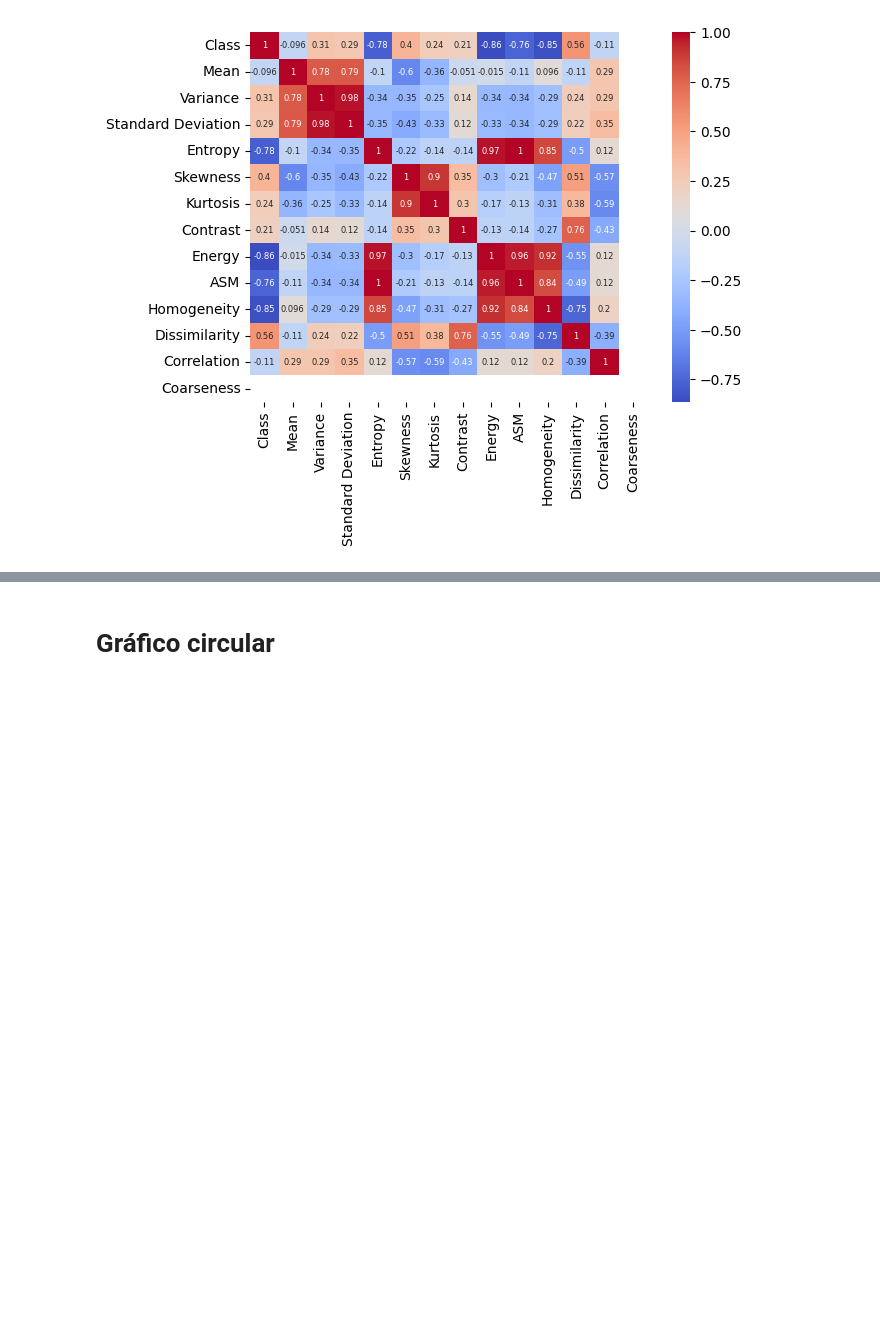
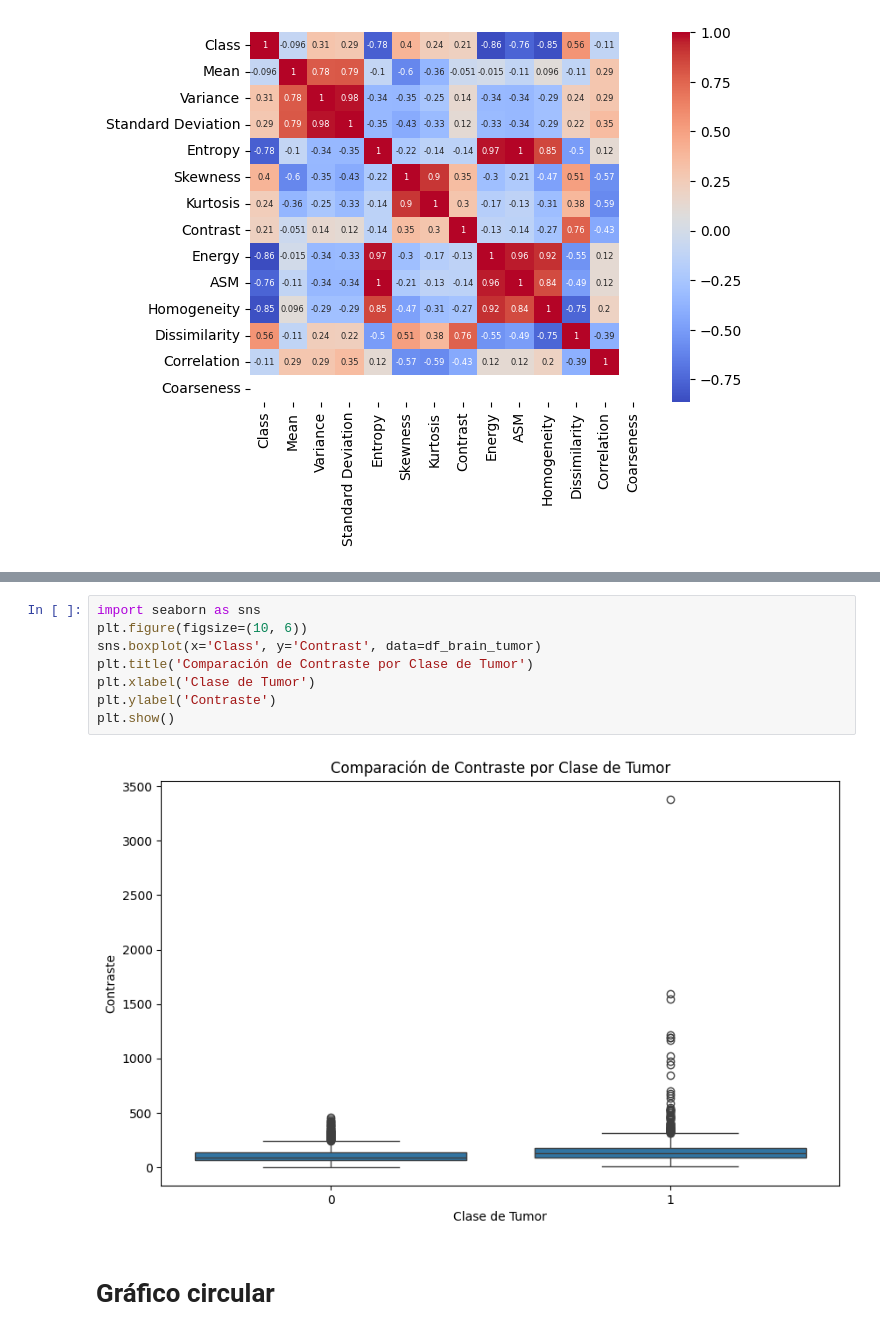
Before and after one commit to andreww44/MachineLearningBrainTumor, a Jupyter notebook: set_limpio_grupo_warmiche_learning.ipynb, the cells around one changed output, grey strips where cells are left out. Cells and saved outputs as stored; diff of their text form; blank space fills up the shorter version.

```diff
--- a/set_limpio_grupo_warmiche_learning.ipynb
+++ b/set_limpio_grupo_warmiche_learning.ipynb
@@ -243,3 +277,13 @@ plt.show()
+# %%
+import seaborn as sns
+plt.figure(figsize=(10, 6))
+sns.boxplot(x='Class', y='Contrast', data=df_brain_tumor)
+plt.title('Comparación de Contraste por Clase de Tumor')
+plt.xlabel('Clase de Tumor')
+plt.ylabel('Contraste')
+plt.show()
+# %% [output]
+[figure, added]
 # %% [markdown]
 # Gráfico circular
 # %%
```
Also changed, not shown: parts of 5 cells of this notebook.
